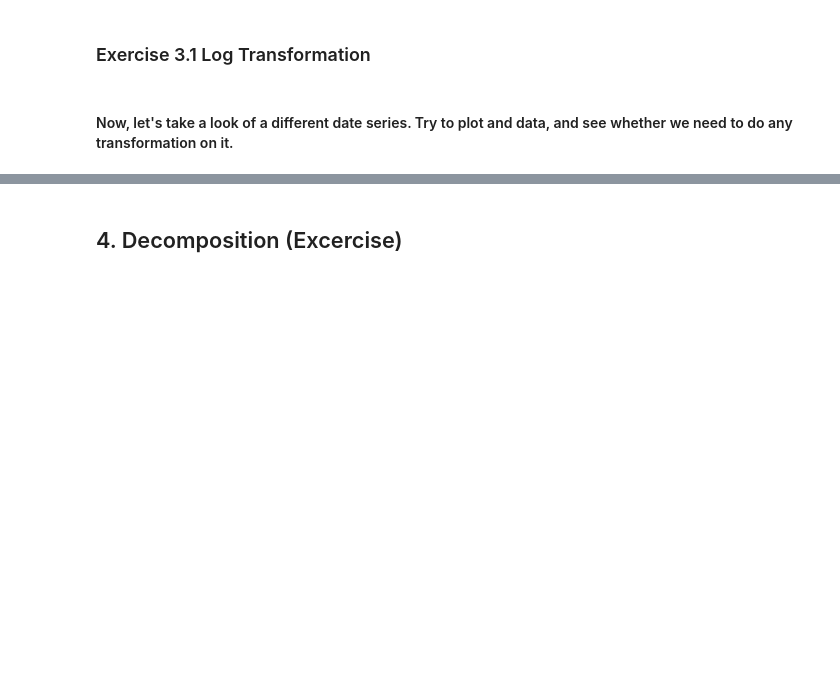
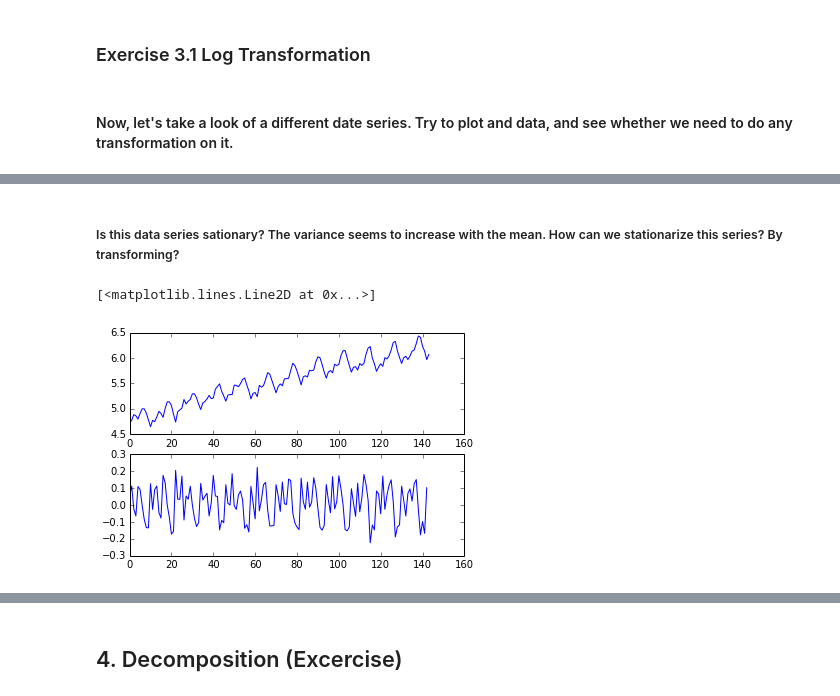
Before and after one commit to qwu-570/geogg121, a Jupyter notebook: tsa_temp.ipynb, the cells around one changed output, grey strips where cells are left out. Drawn from its saved outputs; the diff is of its cells as text; code cells hidden in the pictures; blank space fills up the shorter version.

```diff
--- a/tsa_temp.ipynb
+++ b/tsa_temp.ipynb
@@ -304,0 +306,15 @@ air = '112	118	132	129	121	135	148	148	136	119	104	118\
+# %% [markdown]
+##### Is this data series sationary? The variance seems to increase with the mean. How can we stationarize this series? By transforming?
+# %%
+#log transformation
+log_air = np.log(air)
+subplot(211)
+plot(log_air)
+
+#1st order differencing
+df1_log_air = log_air[1:] -log_air[:-1]
+subplot(212)
+plot(df1_log_air)
+# %% [output]
+[<matplotlib.lines.Line2D at 0x...>]
+[figure, added]
```
Also changed, not shown: parts of 30 cells of this notebook.
